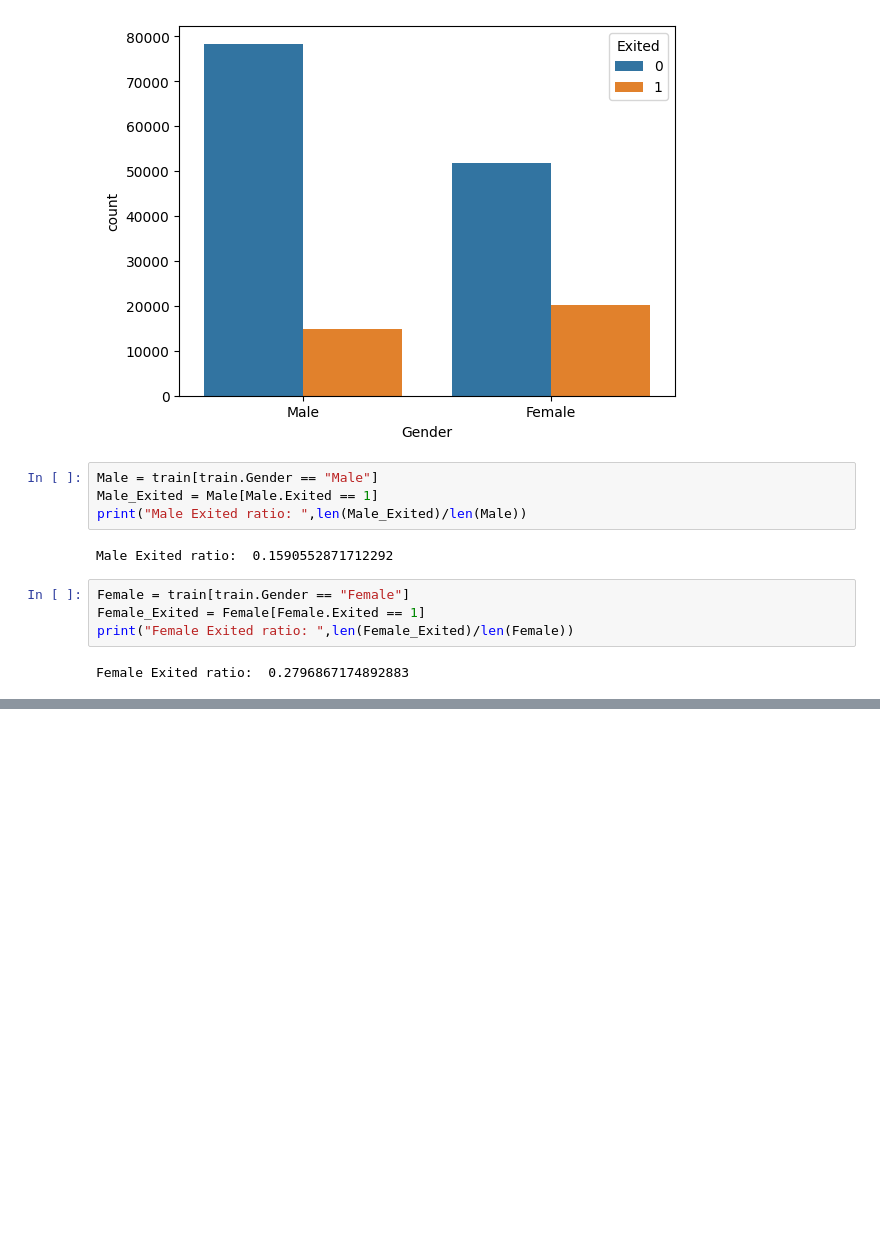
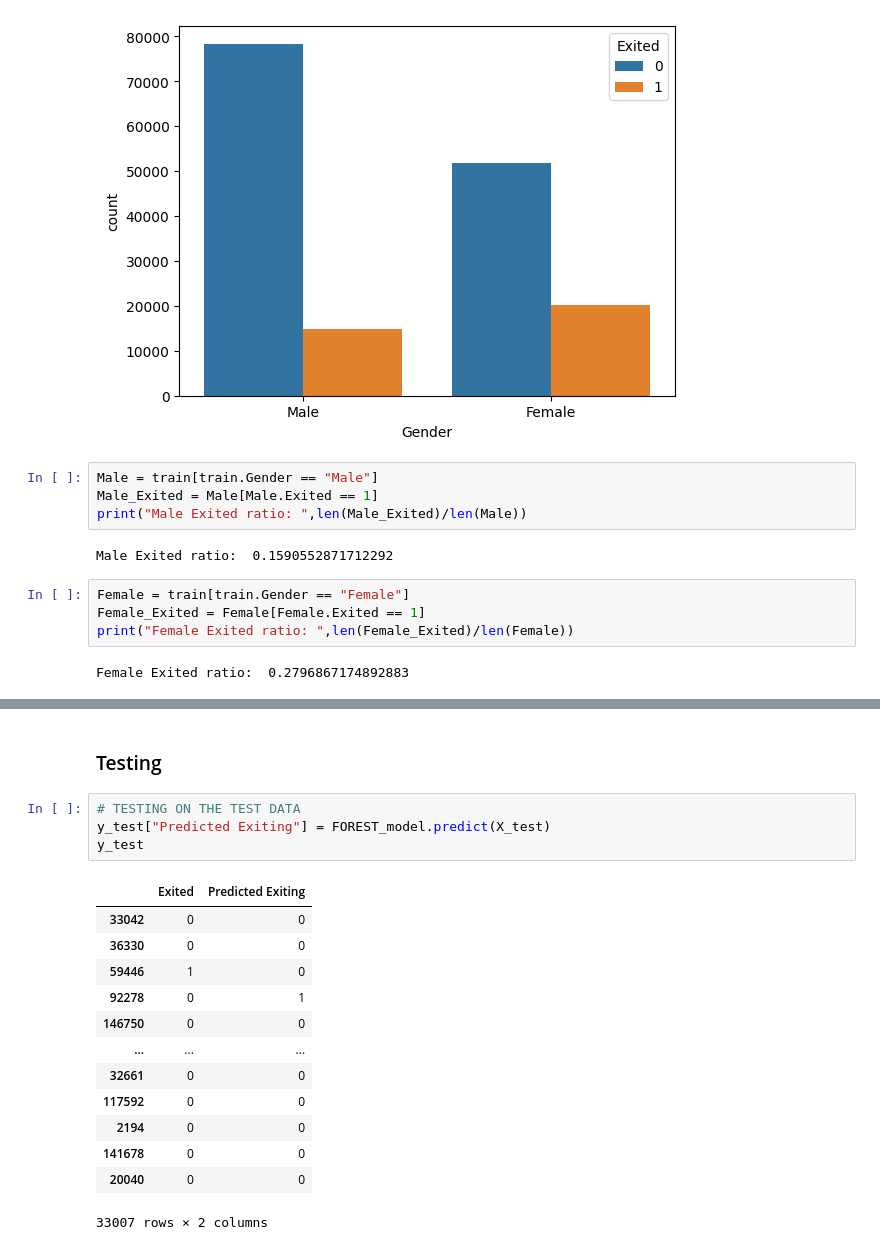
Before and after one commit to TangLitEn/kaggle-Binary-Classification-with-a-Bank-Churn-Dataset, a Jupyter notebook: main.ipynb, the cells around one changed output, grey strips where cells are left out. Drawn from its saved outputs; the diff is of its cells as text; blank space fills up the shorter version.

```diff
--- a/main.ipynb
+++ b/main.ipynb
@@ -176,0 +288,20 @@ Female Exited ratio:  0.2796867174892883
+# %% [markdown]
+### Testing
+# %%
+# TESTING ON THE TEST DATA
+y_test["Predicted Exiting"] = FOREST_model.predict(X_test)
+y_test
+# %% [output]
+|  | Exited | Predicted Exiting |
+| 33042 | 0 | 0 |
+| 36330 | 0 | 0 |
+| 59446 | 1 | 0 |
+| 92278 | 0 | 1 |
+| 146750 | 0 | 0 |
+| ... | ... | ... |
+| 32661 | 0 | 0 |
+| 117592 | 0 | 0 |
+| 2194 | 0 | 0 |
+| 141678 | 0 | 0 |
+| 20040 | 0 | 0 |
+33007 rows × 2 columns
```
Also changed, not shown: parts of 19 cells of this notebook.
